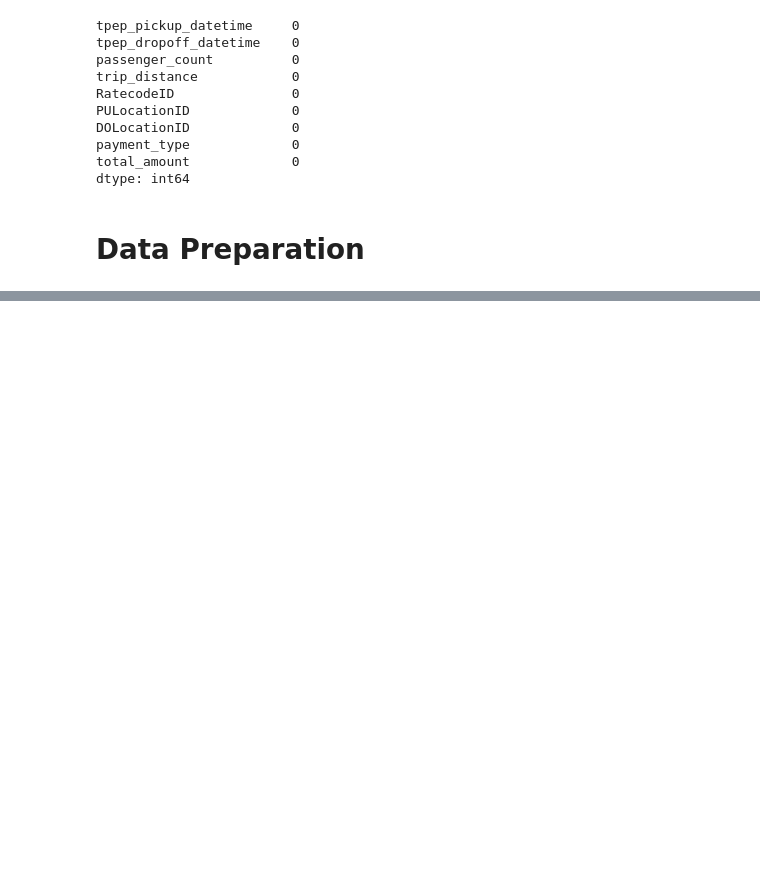
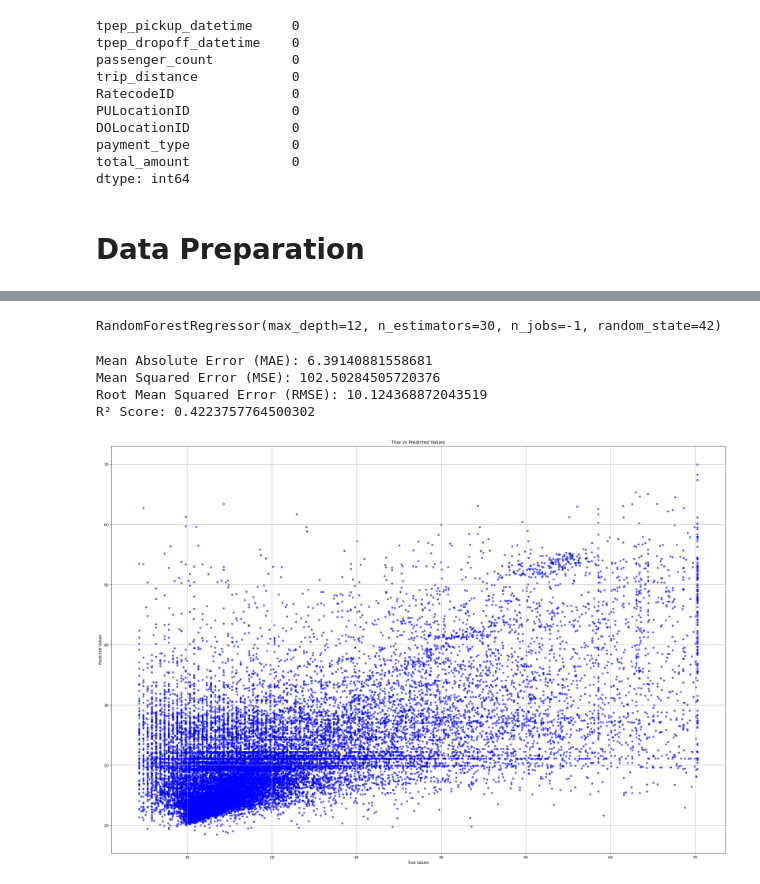
Before and after one commit to AdrijaPayin/new-york-taxi-analysis, a Jupyter notebook: Data Exploration.ipynb, the cells around one changed output, grey strips where cells are left out. Saved outputs shown, nothing was run; the diff lists cells and outputs as text; code cells hidden in the pictures; blank space fills up the shorter version.

```diff
--- a/Data Exploration.ipynb
+++ b/Data Exploration.ipynb
@@ -285,0 +399,54 @@ dtype: int64
+# %%
+from sklearn.ensemble import RandomForestRegressor
+
+rf = RandomForestRegressor(
+    n_estimators=30,
+    max_depth=12,
+    n_jobs=-1,
+    random_state=42
+)
+
+rf.fit(X_train, y_train)
+# %% [output]
+RandomForestRegressor(max_depth=12, n_estimators=30, n_jobs=-1, random_state=42)
+# %%
+y_pred_rf = rf.predict(X_test)
+from sklearn.metrics import mean_absolute_error, mean_squared_error, r2_score
+from math import sqrt
+
+mae = mean_absolute_error(y_test, y_pred_rf)
+mse = mean_squared_error(y_test, y_pred_rf)
+rmse = sqrt(mse)
+r2 = r2_score(y_test, y_pred_rf)
+
+print('Mean Absolute Error (MAE):', mae)
+print('Mean Squared Error (MSE):', mse)
+print('Root Mean Squared Error (RMSE):', rmse)
+print('R² Score:', r2)
+# %% [output]
+Mean Absolute Error (MAE): 6.39140881558681
+Mean Squared Error (MSE): 102.50284505720376
+Root Mean Squared Error (RMSE): 10.124368872043519
+R² Score: 0.4223757764500302
+# %%
+import matplotlib.pyplot as plt
+
+data = {'True Values': y_test, 'Predicted Values': y_pred_rf}
+results = pd.DataFrame(data)
+
+results.plot(
+    figsize=(30, 20),
+    kind='scatter',
+    x='True Values',
+    y='Predicted Values',
+    color='blue',
+    alpha=0.6
+)
+
+plt.title('True vs Predicted Values')
+plt.xlabel('True Values')
+plt.ylabel('Predicted Values')
+plt.grid(True)
+plt.show()
+# %% [output]
+[figure, added]
```
Also changed, not shown: parts of 21 cells of this notebook.
